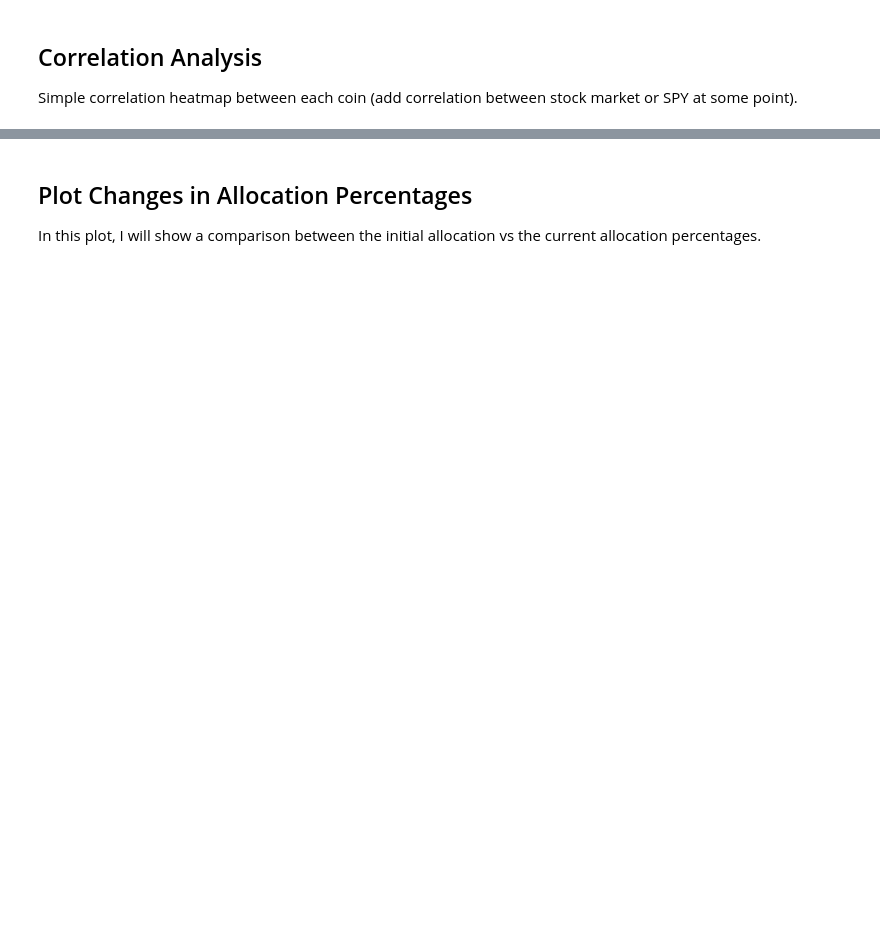
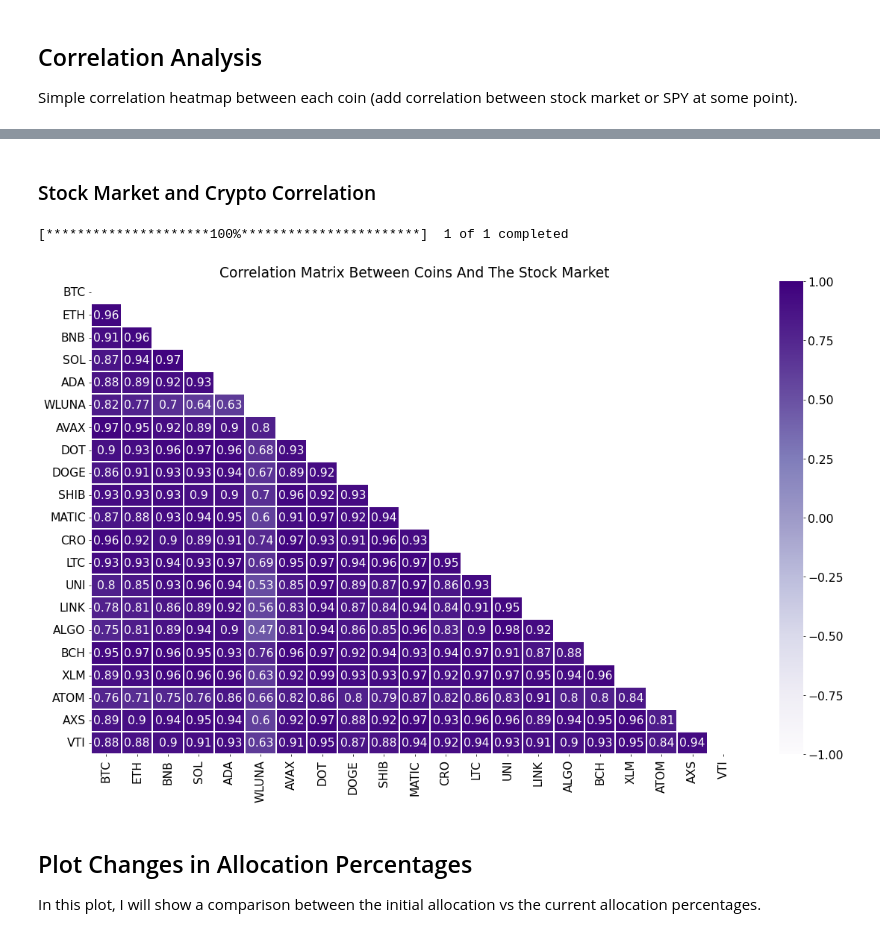
Before and after one commit to andresberejnoi/PublicNotebooks, a Jupyter notebook: 2022 Crypto Portfolio Tracking/2022 Weighted Crypto Portfolio Tracking.ipynb, the cells around one changed output, grey strips where cells are left out. Saved outputs shown, nothing was run; the diff lists cells and outputs as text; code cells hidden in the pictures; blank space fills up the shorter version.

```diff
--- a/2022 Crypto Portfolio Tracking/2022 Weighted Crypto Portfolio Tracking.ipynb
+++ b/2022 Crypto Portfolio Tracking/2022 Weighted Crypto Portfolio Tracking.ipynb
@@ -333,3 +334,39 @@ plt.show()
+# %% [markdown]
+### Stock Market and Crypto Correlation
+# %%
+#code for this cell modified from https://www.interviewqs.com/blog/py-stock-correlation
+plt.rcParams.update({'font.size': 16}) # must set at the top. It controls text size in charts and plots
+plt.figure(figsize=(20, 12))
+
+#-- join portofolio value with stock data
+stock_crypto_df = historic_df.copy()
+stock_crypto_df['VTI'] = get_stock_data(end_date='2022-06-01')
+#stock_crypto_df = pd.DataFrame()
+#stock_crypto_df['crypto'] = value_df['total']
+#stock_crypto_df['VTI'] = get_stock_data(end_date='2022-06-01')
+
+#-- interpolate data to fill missing days for VTI
+stock_crypto_df = stock_crypto_df.interpolate(axis=0)
+
+
+#-- Create a correlation matrix (DataFrame)
+correlation_df = stock_crypto_df.corr(method='pearson')
+
+#-- take the bottom triangle since it repeats itself
+mask = np.zeros_like(correlation_df)
+mask[np.triu_indices_from(mask)] = True
+
+#-- generate plot
+cmaps = ['YlOrRd', 'YlGnBu', 'PuBuGn', 'Greys', 'Blues','Reds','Purples', 'Greens']
+sns.heatmap(correlation_df, cmap='Purples', vmax=1.0, vmin=-1.0, annot=True, mask = mask, linewidths=2,).set(title="Correlation Matrix Between Coins And The Stock Market")
+
+plt.yticks(rotation=0)
+plt.xticks(rotation=90)
+
+plt.show()
+# %% [output]
+[*********************100%***********************]  1 of 1 completed
+[figure, added]
 # %% [markdown]
 ## Plot Changes in Allocation Percentages
 In this plot, I will show a comparison between the initial allocation vs the current allocation percentages.
```
Also changed, not shown: parts of 21 cells of this notebook.
